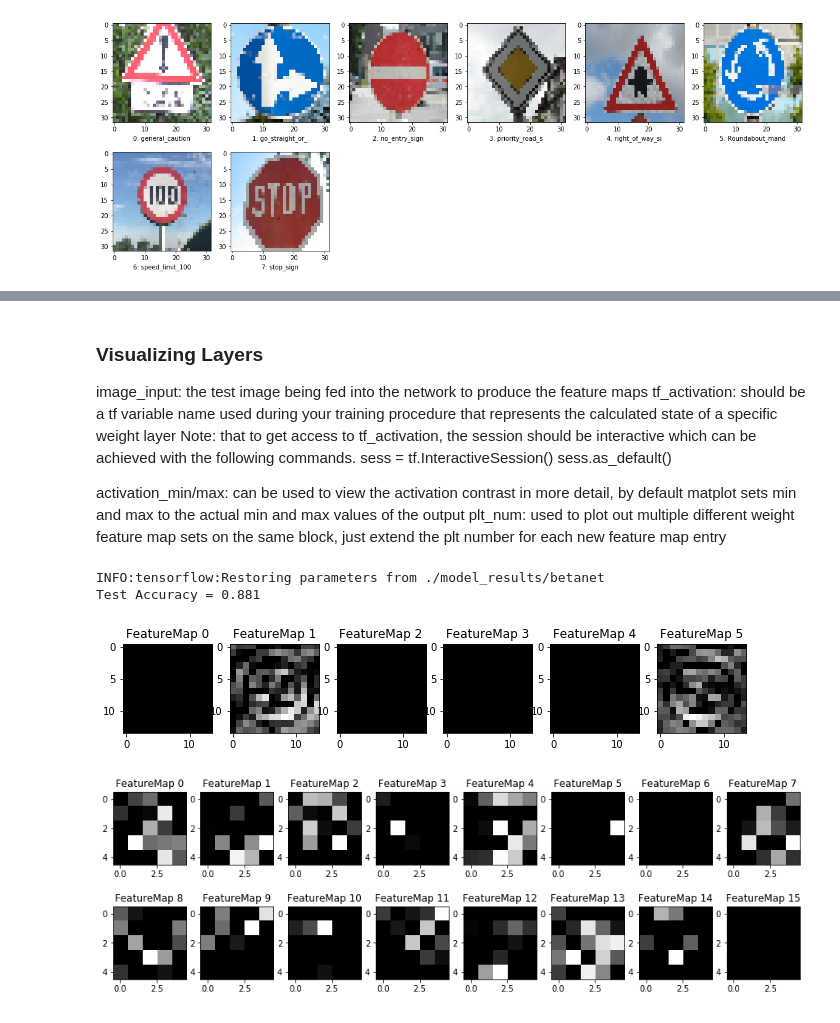
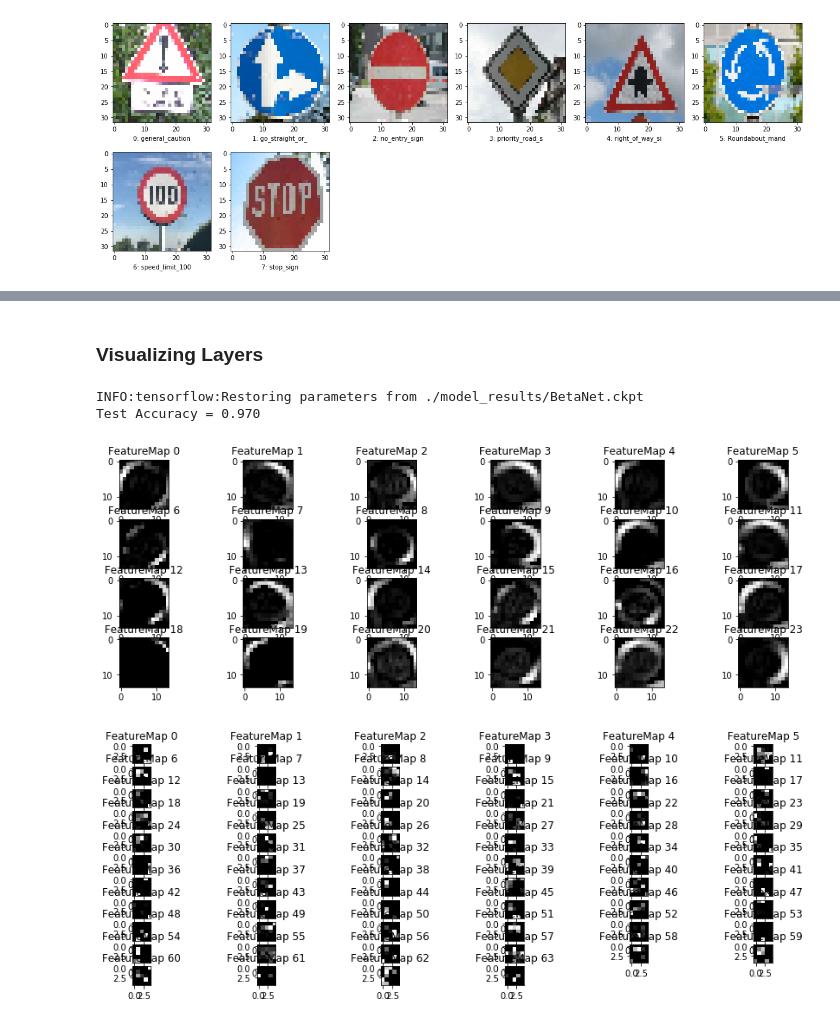
Before and after one commit to JohnBetaCode/CarND-P3-Traffic_Sign_Classifier, a Jupyter notebook: Traffic_Sign_Classifier.ipynb, the cells around one changed output, grey strips where cells are left out. Drawn from its saved outputs; the diff is of its cells as text; code cells hidden in the pictures.

```diff
--- a/Traffic_Sign_Classifier.ipynb
+++ b/Traffic_Sign_Classifier.ipynb
@@ -134,10 +139,10 @@ plot_dataset(means_training, means_validation, means_test, n_classes,save_name =
 ### Data Augmentation:  Data Set Pre-processing
 # %%
 # Apply data augmentation and balance dataset
-X_train, y_train = balance_data(X_train_raw, y_train_raw, classes_dics_raw, data_label = 'train', desired_samples = 1000)
+X_train_aug, y_train_aug = balance_data(X_train_raw, y_train_raw, classes_dics_raw, data_label = 'train', desired_samples = 1000)
 
 # Classes dictionaries for new data set
-classes_dics = summary_data_sets(y_train, y_valid_raw, y_test_raw, 'traffic-signs-data/signnames.csv')
+classes_dics = summary_data_sets(y_train_aug, y_valid_raw, y_test_raw, 'traffic-signs-data/signnames.csv')
 
 # Get the total of samples for each class for validation, training and test data sets
 means_training = [d['train'] for d in classes_dics if 'train' in d]
@@ -146,6 +151,6 @@ means_training = [d['train'] for d in classes_dics if 'train' in d]
 plot_dataset(means_training, means_validation, means_test, n_classes, save_name = 'writeup_files/dataset_description_balanced_data.png')
 
 # Show random samples for each class
-show_dataset(X_train, classes_dics, data_label = "train", save_name = 'writeup_files/dataset_random_visualization_balanced.png')
+show_dataset(X_train_aug, classes_dics, data_label = "train", save_name = 'writeup_files/dataset_random_visualization_balanced.png')
 # %% [output]
 [figure]
@@ -387,0 +457,18 @@ You do not need to modify this section.
+# %%
+with tf.Session() as sess:
+    saver.restore(sess, tf.train.latest_checkpoint('./model_results'))
+
+    softmax = tf.nn.softmax(logits)
+
+#     # Select testing batch
+#     for offset in range(0, len(X_test), BATCH_SIZE):
+#         end = offset + BATCH_SIZE
+#         batch_x, batch_y = X_test[offset:end], y_test[offset:end]
+
+    idx = 3
+    top_softmax = sess.run(tf.nn.top_k(softmax, k=3), feed_dict={x: [X_test[idx]], kp: 1.0})
+    print(top_softmax)
+
+    img = X_test[idx]*125+125
+    img = img.astype(int)
+    plt.imshow(img)
@@ -396,16 +489,7 @@ Test Accuracy = 0.881
-# %% [markdown]
-### Visualizing Layers
-
-image_input: the test image being fed into the network to produce the feature maps
-tf_activation: should be a tf variable name used during your training procedure that represents the calculated state of a specific weight layer
-Note: that to get access to tf_activation, the session should be interactive which can be achieved with the following commands.
-sess = tf.InteractiveSession()
-sess.as_default()
-
-activation_min/max: can be used to view the activation contrast in more detail, by default matplot sets min and max to the actual min and    max values of the output
-plt_num: used to plot out multiple different weight feature map sets on the same block, just extend the plt number for each new feature map entry
+# %% [markdown]
+### Visualizing Layers
 # %%
-def outputFeatureMap(image_input, tf_activation, activation_min=-1, activation_max=-1 ,plt_num=1):
+def outputFeatureMap(image_input, tf_activation, activation_min=-1, activation_max=-1 ,plt_num=1, save_name = None):
     # Here make sure to preprocess your image_input in a way your network expects
     # with size, normalization, ect if needed
     # image_input =
@@ -415,7 +499,7 @@ def outputFeatureMap(image_input, tf_activation, activation_min=-1, activation_m
     featuremaps = activation.shape[3]
     plt.figure(plt_num, figsize=(15,15))
     for featuremap in range(featuremaps):
-        plt.subplot(6,8, featuremap+1) # sets the number of feature maps to show on each row and column
+        plt.subplot(np.ceil(featuremaps/2), 6, featuremap+1) # sets the number of feature maps to show on each row and column
         plt.title('FeatureMap ' + str(featuremap)) # displays the feature map number
         if activation_min != -1 & activation_max != -1:
             plt.imshow(activation[0,:,:, featuremap], interpolation="nearest", vmin =activation_min, vmax=activation_max, cmap="gray")
@@ -425,14 +509,16 @@ def outputFeatureMap(image_input, tf_activation, activation_min=-1, activation_m
             plt.imshow(activation[0,:,:, featuremap], interpolation="nearest", vmin=activation_min, cmap="gray")
         else:
             plt.imshow(activation[0,:,:, featuremap], interpolation="nearest", cmap="gray")
+        if save_name is not None:
+            plt.savefig(save_name)
 # %%
 with tf.Session() as sess:
     saver.restore(sess, tf.train.latest_checkpoint('./model_results'))
     print("Test Accuracy = {:.3f}".format(test_accuracy))
-    outputFeatureMap([X_train[0]], conv1, plt_num=1)
-    outputFeatureMap([X_train[0]], conv2, plt_num=2)
+    outputFeatureMap([X_train[0]], conv1, plt_num=1, save_name = "writeup_files/visualization_layer_1.png")
+    outputFeatureMap([X_train[0]], conv2, plt_num=2, save_name = "writeup_files/visualization_layer_2.png")
 # %% [output]
-INFO:tensorflow:Restoring parameters from ./model_results/betanet
-Test Accuracy = 0.881
+INFO:tensorflow:Restoring parameters from ./model_results/BetaNet.ckpt
+Test Accuracy = 0.970
-[figure, old version]
+[figure, new version]
-[figure, old version]
+[figure, new version]
```
Also changed, not shown: parts of 18 cells of this notebook, 45 other files.
